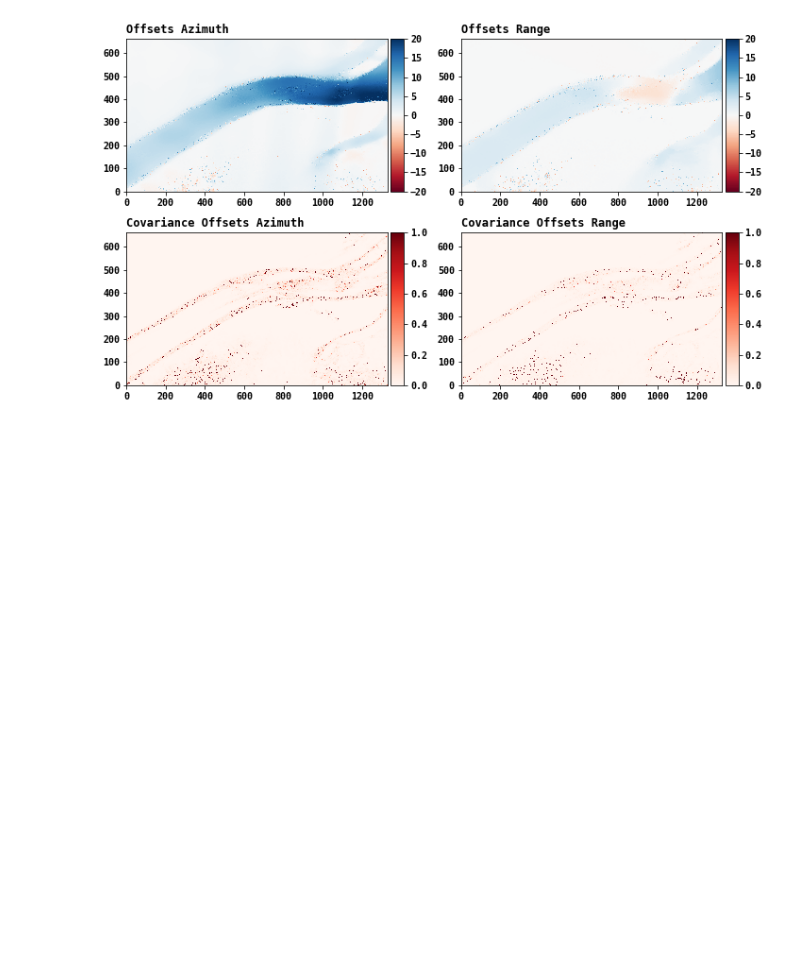
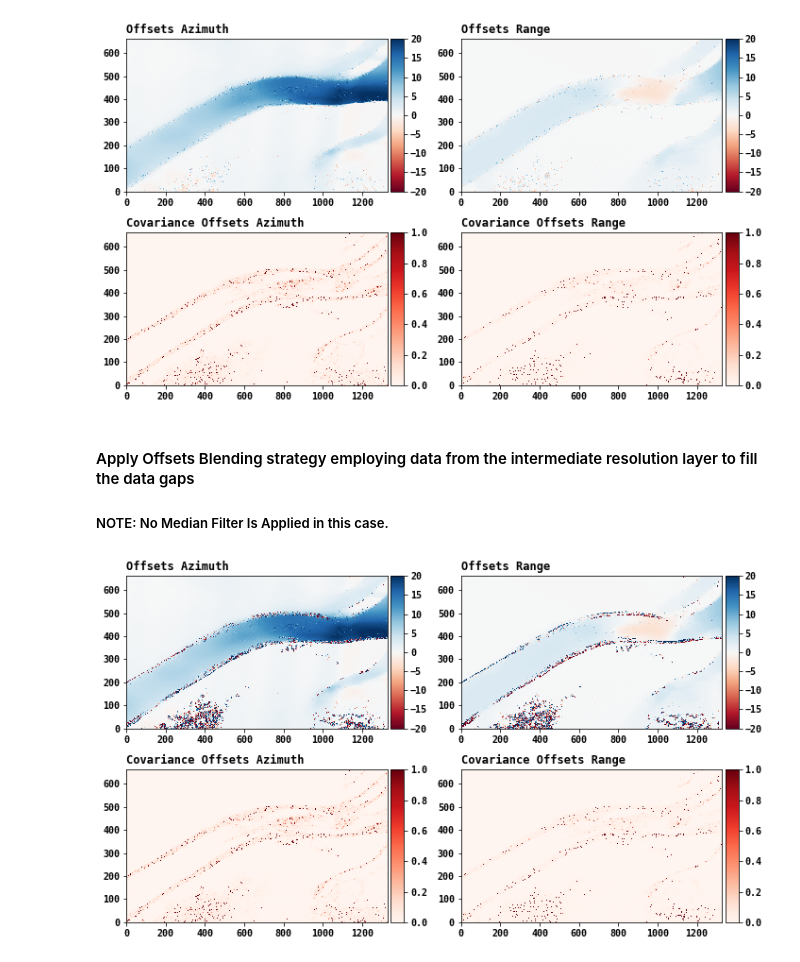
Before and after one commit to eciraci/offsets_blending, a Jupyter notebook: offsets_blending.ipynb, the cells around one changed output. Drawn from its saved outputs; the diff is of its cells as text; code cells hidden in the pictures; blank space fills up the shorter version.

Commit message:
offsets_blending.ipynb - updated - shows output from differente blending strategies.

```diff
--- a/offsets_blending.ipynb
+++ b/offsets_blending.ipynb
@@ -83,3 +83,18 @@ plt.close()
 filled_layer.show_offsets(cov_range=(0, 1), offsets_range=(-20, 20))
 # %% [output]
 [figure]
+# %% [markdown]
+#### Apply Offsets Blending strategy employing data from the intermediate resolution layer to fill the data gaps
+##### NOTE: No Median Filter Is Applied in this case.
+# %%
+# - Use only the intermediate resolution layer to fill the data gaps.
+# -  Fill no-data values using the user-selected strategy
+layer_1_c = copy.copy(layer_1)
+f_layer_int = fill_outliers_holes(layer_1_c, layer_2, layer_3, outlier_param,
+                                  fill_strategy='intermediate',
+                                  krn_size=krn_size)
+filled_layer_int = f_layer_int['filled_layer']
+# - Show Offsets after Outlier Removal + Filling
+filled_layer_int.show_offsets(cov_range=(0, 1), offsets_range=(-20, 20))
+# %% [output]
+[figure, added]
```
Also changed, not shown: parts of 3 cells of this notebook.
